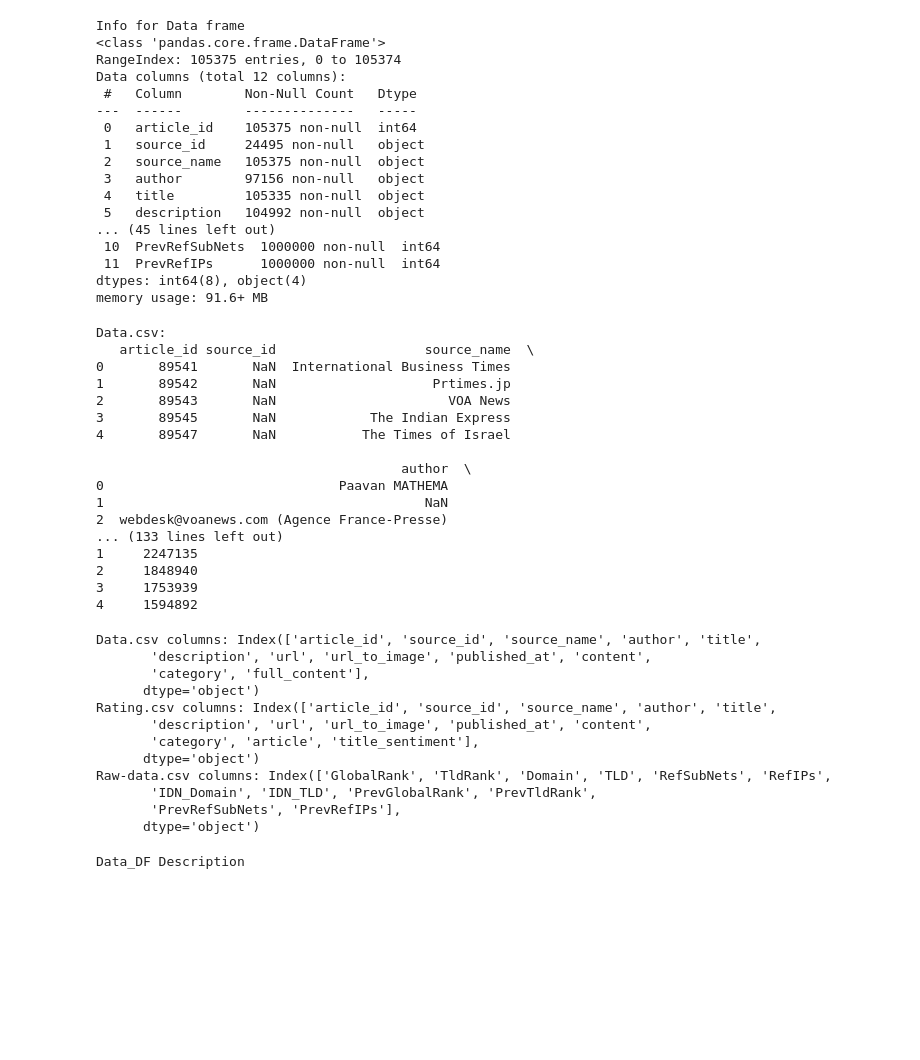
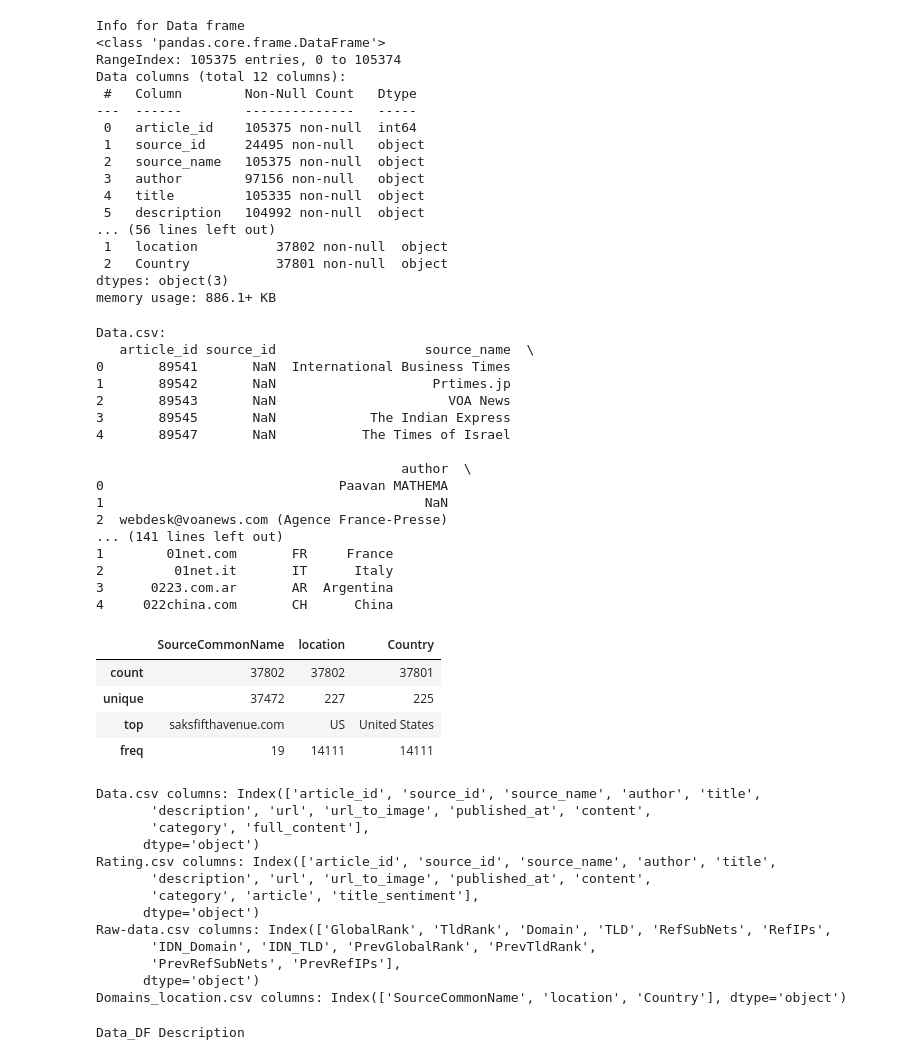
Before and after one commit to tegbiye/news_correlation_10ac_week0, a Jupyter notebook: src/news_analysis.ipynb, the cells around one changed output. Drawn from its saved outputs; the diff is of its cells as text; code cells hidden in the pictures; blank space fills up the shorter version.

```diff
--- a/src/news_analysis.ipynb
+++ b/src/news_analysis.ipynb
@@ -17,6 +17,8 @@ print('Info for Data frame')
 rating_df.info()
 print('Info for Raw Data frame')
 raw_data_df.info()
+print('Info for Domains Location')
+domain_loc.info()
 # %% [output]
 Info for Data frame
 <class 'pandas.core.frame.DataFrame'>
@@ -30,11 +32,11 @@ Data columns (total 12 columns):
  3   author        97156 non-null   object
  4   title         105335 non-null  object
  5   description   104992 non-null  object
-... (45 lines left out)
- 10  PrevRefSubNets  1000000 non-null  int64
- 11  PrevRefIPs      1000000 non-null  int64
-dtypes: int64(8), object(4)
-memory usage: 91.6+ MB
+... (56 lines left out)
+ 1   location          37802 non-null  object
+ 2   Country           37801 non-null  object
+dtypes: object(3)
+memory usage: 886.1+ KB
 # %%
 # Explore the structure and Content of the dataset
 print("Data.csv:")
@@ -43,6 +45,8 @@ print("\nRating.csv:")
 print(rating_df.head())
 print("\nRaw-data.csv:")
 print(raw_data_df.head())
+print("\ndomain_loc.csv:")
+print(domain_loc.head())
 # %% [output]
 Data.csv:
    article_id source_id                   source_name  \
@@ -56,16 +60,25 @@ Data.csv:
 0                              Paavan MATHEMA
 1                                         NaN
 2  webdesk@voanews.com (Agence France-Presse)
-... (133 lines left out)
-1     2247135
-2     1848940
-3     1753939
-4     1594892
+... (141 lines left out)
+1        01net.com       FR     France
+2         01net.it       IT      Italy
+3      0223.com.ar       AR  Argentina
+4     022china.com       CH      China
+# %%
+domain_loc.describe()
+# %% [output]
+|  | SourceCommonName | location | Country |
+| count | 37802 | 37802 | 37801 |
+| unique | 37472 | 227 | 225 |
+| top | saksfifthavenue.com | US | United States |
+| freq | 19 | 14111 | 14111 |
 # %%
 # Understand the variables/columns present in the dataset
 print("\nData.csv columns:", data_df.columns)
 print("Rating.csv columns:", rating_df.columns)
 print("Raw-data.csv columns:", raw_data_df.columns)
+print("Domains_location.csv columns:", domain_loc.columns)
 # %% [output]
 Data.csv columns: Index(['article_id', 'source_id', 'source_name', 'author', 'title',
        'description', 'url', 'url_to_image', 'published_at', 'content',
@@ -79,6 +92,7 @@ Raw-data.csv columns: Index(['GlobalRank', 'TldRank', 'Domain', 'TLD', 'RefSubNe
        'IDN_Domain', 'IDN_TLD', 'PrevGlobalRank', 'PrevTldRank',
        'PrevRefSubNets', 'PrevRefIPs'],
       dtype='object')
+Domains_location.csv columns: Index(['SourceCommonName', 'location', 'Country'], dtype='object')
 # %%
 print('Data_DF Description')
 data_df.describe()
```
